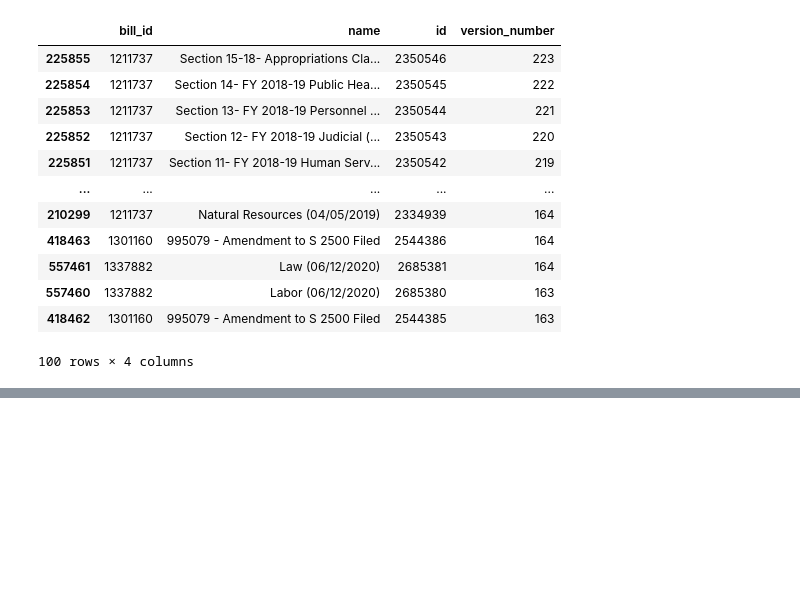
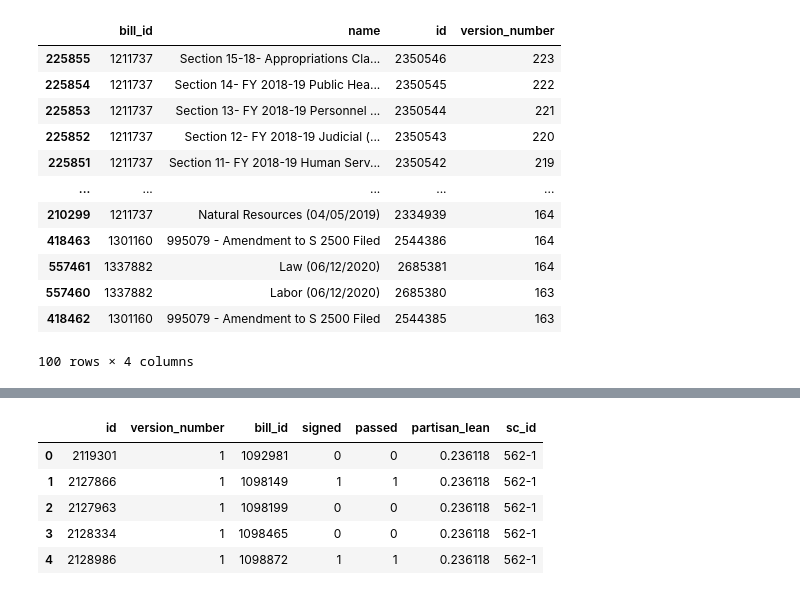
Before and after one commit to lukevancleve/govhawk_ml, a Jupyter notebook: notebooks/Data_Explorations.ipynb, the cells around one changed output, grey strips where cells are left out. Saved outputs shown, nothing was run; the diff lists cells and outputs as text; code cells hidden in the pictures; blank space fills up the shorter version.

```diff
--- a/notebooks/Data_Explorations.ipynb
+++ b/notebooks/Data_Explorations.ipynb
@@ -208,6 +225,15 @@ ml_data = ml_data[['id', 'version_number', 'bill_id', 'signed', 'partisan_lean',
 # %%
 s1 = ml_data[['bill_id', 'id']].groupby('bill_id').sample(1)
 ml_data = ml_data.merge(s1, on = ['id', 'bill_id'])
+# %%
+ml_data.head()
+# %% [output]
+|  | id | version_number | bill_id | signed | passed | partisan_lean | sc_id |
+| 0 | 2119301 | 1 | 1092981 | 0 | 0 | 0.236118 | 562-1 |
+| 1 | 2127866 | 1 | 1098149 | 1 | 1 | 0.236118 | 562-1 |
+| 2 | 2127963 | 1 | 1098199 | 0 | 0 | 0.236118 | 562-1 |
+| 3 | 2128334 | 1 | 1098465 | 0 | 0 | 0.236118 | 562-1 |
+| 4 | 2128986 | 1 | 1098872 | 1 | 1 | 0.236118 | 562-1 |
 # %%
 ml_data.to_csv('../references/derived/ml_data.csv', index=False)
 # %%
```
Also changed, not shown: parts of 10 cells of this notebook, 18 other files.
